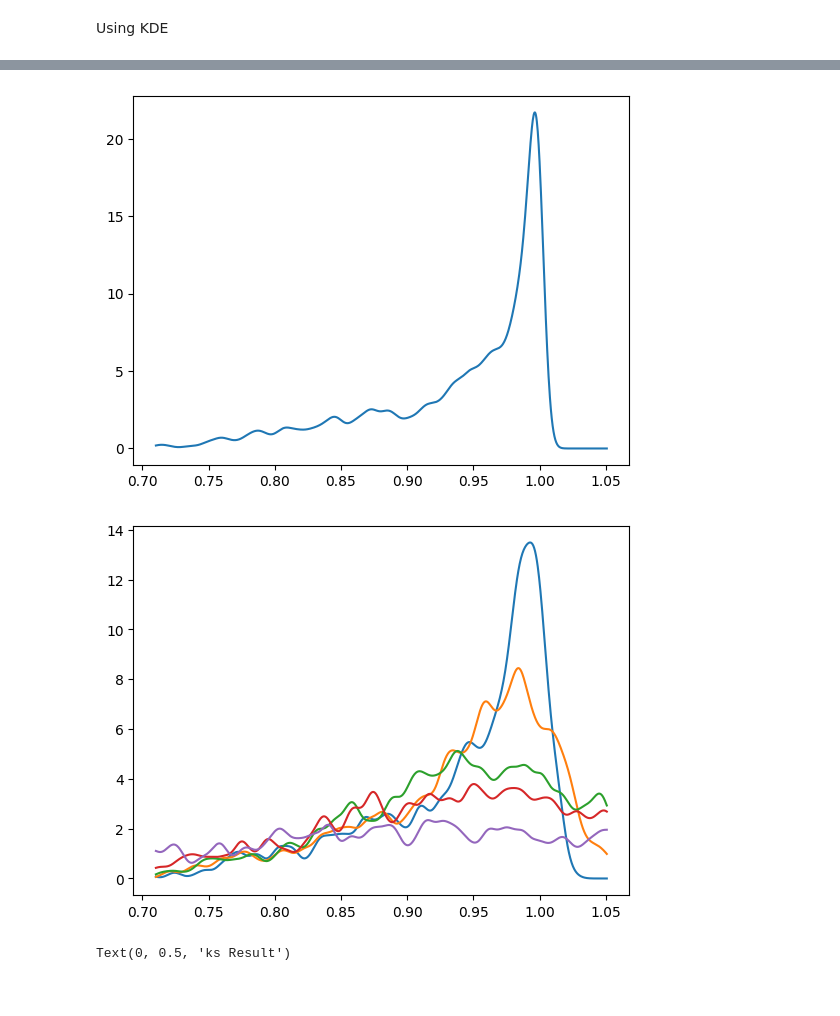
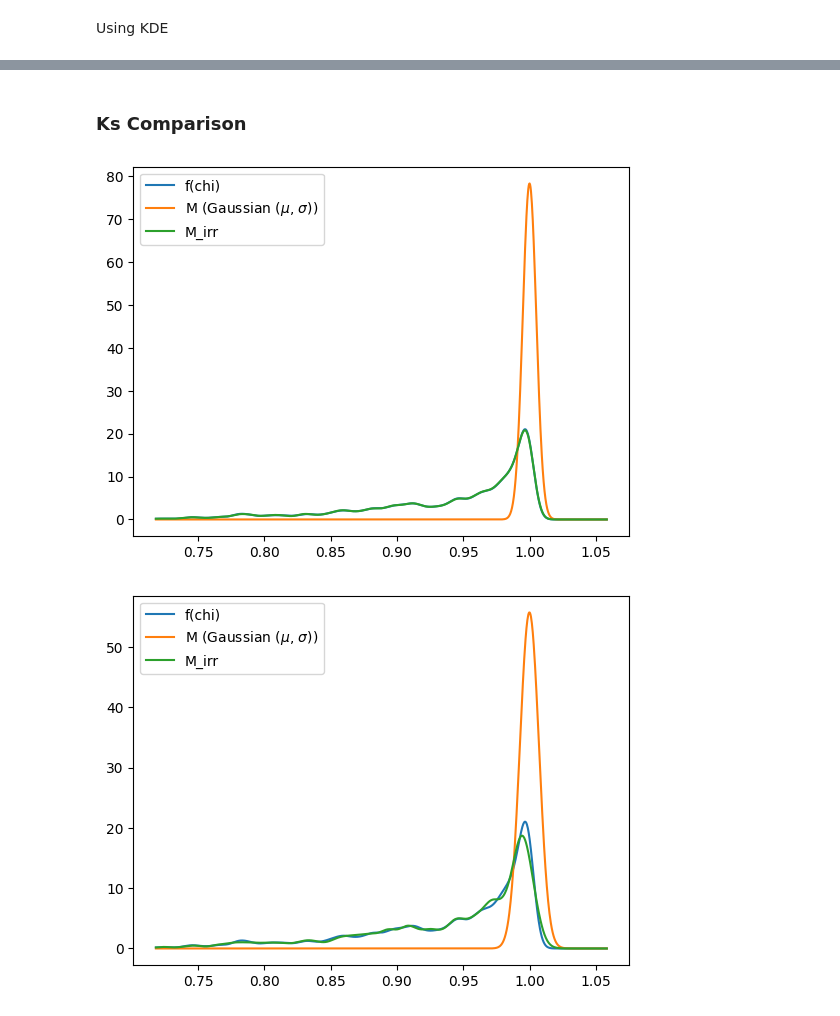
Before and after one commit to Sofiadossena/astrostatistics_bicocca_2025, a Jupyter notebook: working/Bhmass.ipynb, the cells around one changed output, grey strips where cells are left out. Drawn from its saved outputs; the diff is of its cells as text; code cells hidden in the pictures.

```diff
--- a/working/Bhmass.ipynb
+++ b/working/Bhmass.ipynb
@@ -41,22 +70,36 @@ plt.plot(xgrid,PDFGaussian)
+# %% [markdown]
+### Ks Comparison ###
 # %%
 ks1=[]
-PDFChi = kde_sklearn(f(chi),bandwidth=0.005,kernel="gaussian")
-plt.plot(xgrid,PDFChi)
-plt.show()
-sigmas=[0.01,0.03,0.07,0.1,0.2]
+ks2=[]
+
+sigmas=[0.001,0.005,0.01,0.05,0.1]
 for i in sigmas:
     Mk=np.random.normal(mu,i,1000)
     Mk_irr=Mk*f(chi)
-    PDFGaussian = kde_sklearn(Mk_irr,bandwidth=0.005,kernel="gaussian")
-    plt.plot(xgrid,PDFGaussian)
+
+    PDFChi = kde_sklearn(f(chi),bandwidth=0.005,kernel="gaussian") #plot always same f(chi)
+    PDFMass = kde_sklearn(Mk,bandwidth=0.005,kernel="gaussian")
+    PDFMirr = kde_sklearn(Mk_irr,bandwidth=0.005,kernel="gaussian")
+
+    plt.plot(xgrid,PDFChi, label="f(chi)")
+    plt.plot(xgrid,PDFMass, label=r"M (Gaussian ($\mu$, $\sigma$))")
+    plt.plot(xgrid,PDFMirr, label="M_irr")
+
+    plt.legend()
+    plt.show()
+
     ks1.append(scipy.stats.ks_2samp(Mk_irr,f(chi)).statistic)
+    ks2.append(scipy.stats.ks_2samp(Mk_irr,Mk).statistic)
 
+plt.scatter(sigmas,ks1)
+plt.plot(sigmas,ks1, label="Ks between M_irr and f(chi)")
+plt.scatter(sigmas,ks2)
+plt.plot(sigmas,ks2, label="Ks between M_irr and M")
+plt.legend()
+plt.xlabel(r"$\sigma$")
+plt.ylabel("ks Result")
 plt.show()
-plt.scatter(sigmas,ks1)
-plt.plot(sigmas,ks1)
-plt.xlabel("sigma")
-plt.ylabel("ks Result")
 # %% [output]
-[figure, old version]
+[figure, new version]
-[figure, old version]
+[figure, new version]
-Text(0, 0.5, 'ks Result')
```
Also changed, not shown: parts of 5 cells of this notebook.
